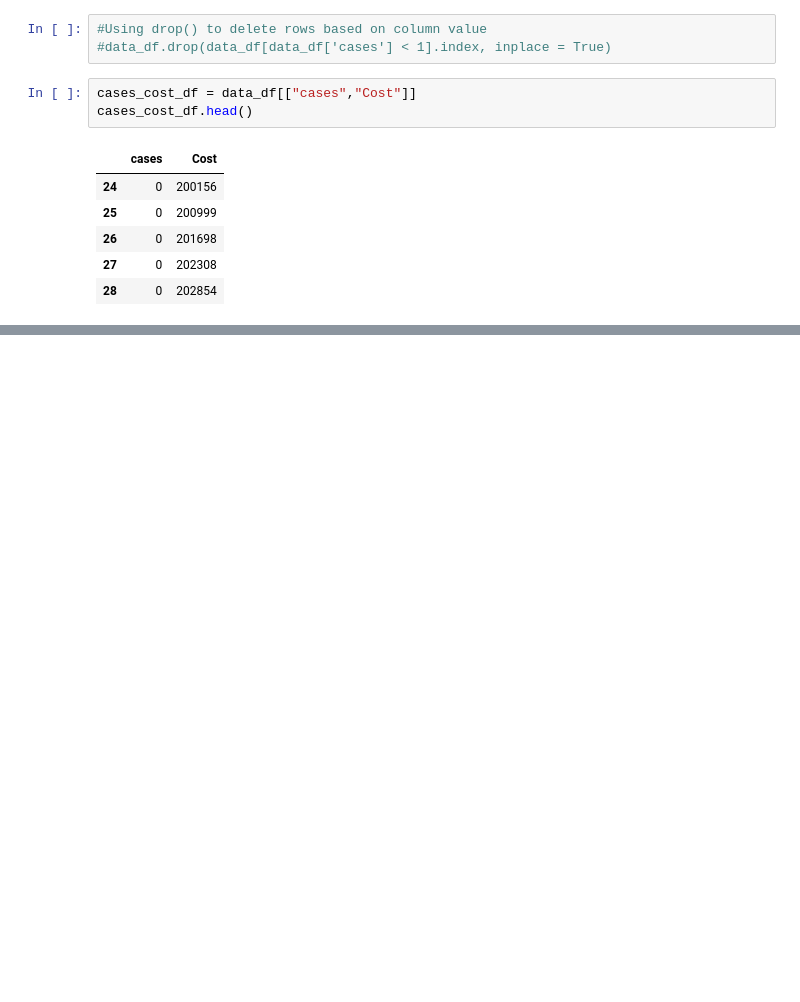
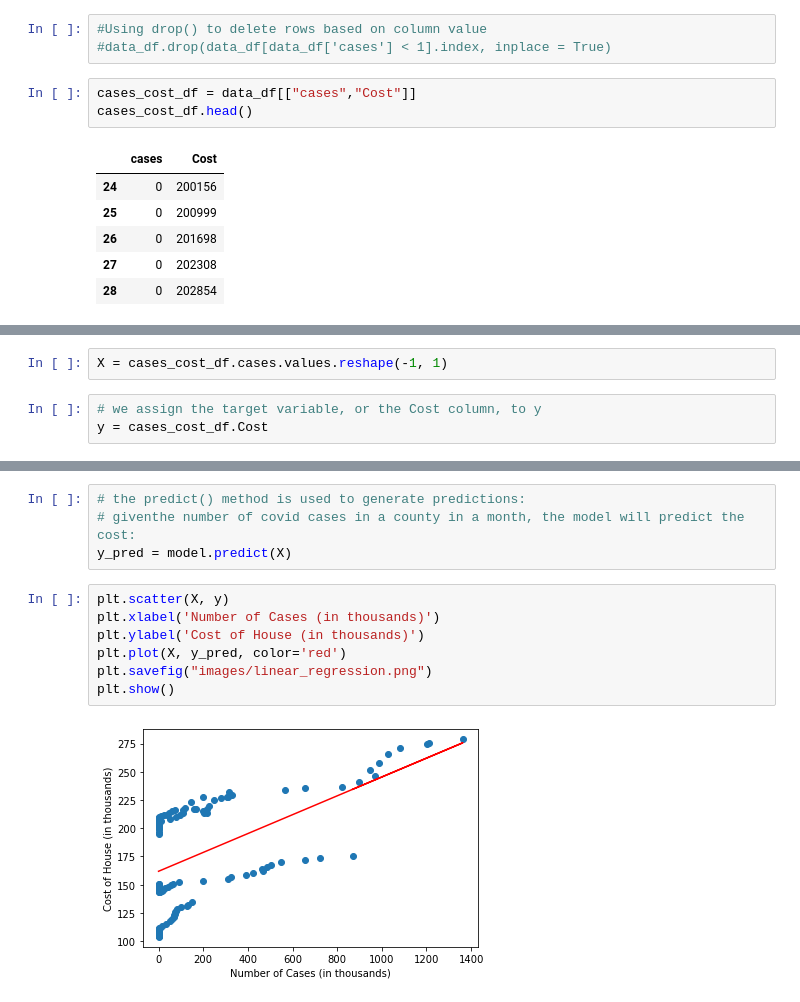
Before and after one commit to Jrheldmann/covidAnalysisHousing, a Jupyter notebook: Triangle_role/linear_regression_final_project.ipynb, the cells around one changed output, grey strips where cells are left out. Saved outputs shown, nothing was run; the diff lists cells and outputs as text; blank space fills up the shorter version.

```diff
--- a/Triangle_role/linear_regression_final_project.ipynb
+++ b/Triangle_role/linear_regression_final_project.ipynb
@@ -126,0 +95,5 @@ print(model.intercept_)
+# %%
+X = cases_cost_df.cases.values.reshape(-1, 1)
+# %%
+# we assign the target variable, or the Cost column, to y
+y = cases_cost_df.Cost
@@ -126,0 +107,13 @@ print(model.intercept_)
+# %%
+# the predict() method is used to generate predictions:
+# giventhe number of covid cases in a county in a month, the model will predict the cost:
+y_pred = model.predict(X)
+# %%
+plt.scatter(X, y)
+plt.xlabel('Number of Cases (in thousands)')
+plt.ylabel('Cost of House (in thousands)')
+plt.plot(X, y_pred, color='red')
+plt.savefig("images/linear_regression.png")
+plt.show()
+# %% [output]
+[figure, added]
```
Also changed, not shown: parts of 14 cells of this notebook, 3 other files.
